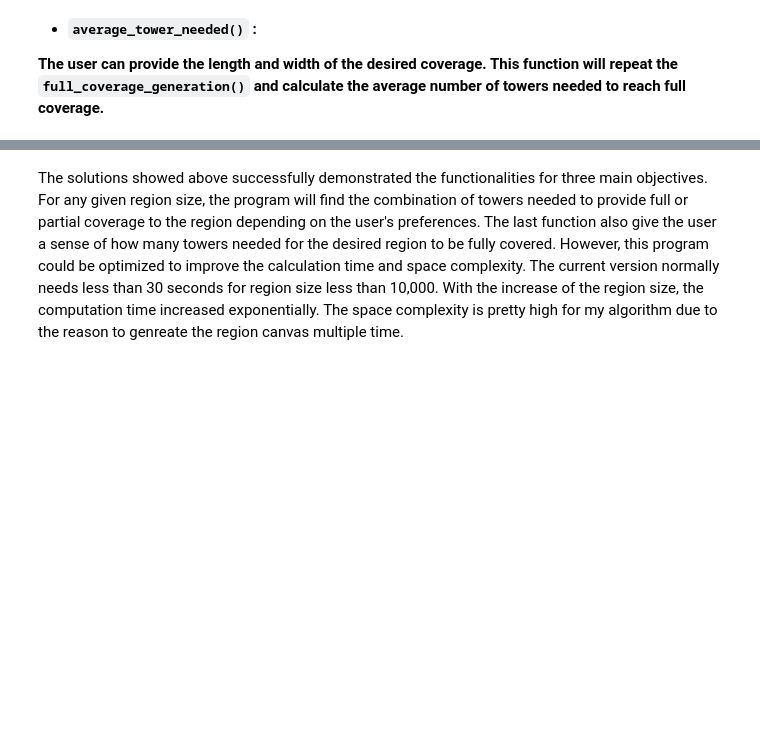
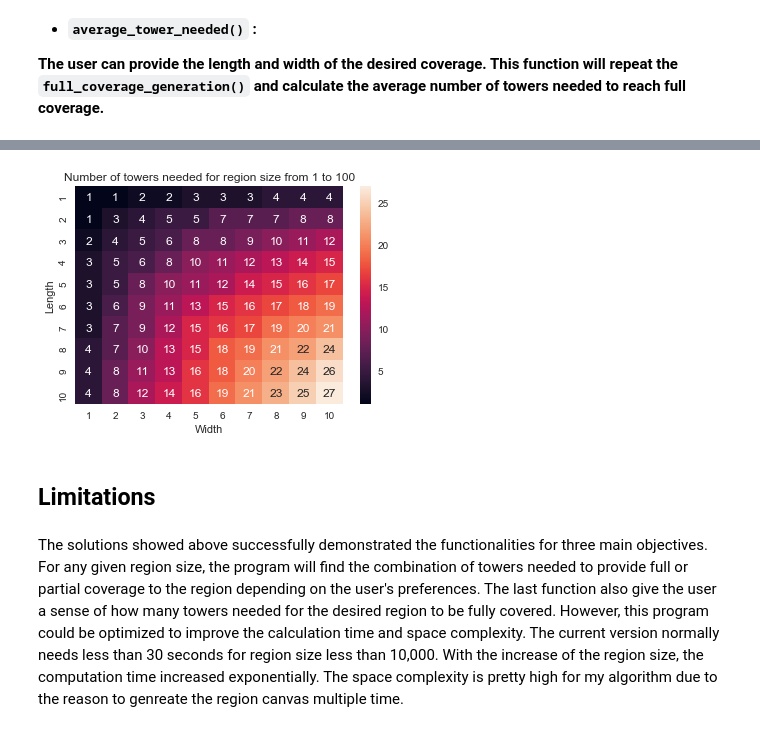
Before and after one commit to shu1995shijia/ECE143-Individual-Project, a Jupyter notebook: ECE143_IndividualProject_Shijia.ipynb, the cells around one changed output, grey strips where cells are left out. Cells and saved outputs as stored; diff of their text form; code cells hidden in the pictures; blank space fills up the shorter version.

```diff
--- a/ECE143_IndividualProject_Shijia.ipynb
+++ b/ECE143_IndividualProject_Shijia.ipynb
@@ -416,2 +442,48 @@ The average number of communication towers needed:  54
+# %%
+def generate_heatmap(length, width, max_iter=100):
+    """
+    To generate the average number of towers needed for full coverage heatmap
+
+    Args:
+        length (int): The Length of the maximum region.
+        width (int):  The Width of the maximum region.
+
+    Returns:
+        ax (<matplotlib.axes._subplots.AxesSubplot>): The updated axes object for the heatmap.
+
+    """
+    assert isinstance(length, int)
+    assert isinstance(width, int)
+
+    import seaborn as sns; sns.set()
+    import matplotlib.pyplot as plt
+    heatmap = np.zeros((length, width), dtype=int)
+    for i in range(1,length+1):
+        for j in range(1, width+1):
+            heatmap[i-1][j-1] = adhoc.average_tower_needed(i, j, max_iter)
+
+    xticks = ['{}'.format(i) for i in range(1, width+1)]
+    yticks = ['{}'.format(i) for i in range(1, length+1)]
+    ax = plt.axes()
+    sns.heatmap(heatmap, ax=ax, annot=True, xticklabels=xticks, yticklabels=yticks)
+    #ax.xaxis.set_ticks_position('top')
+    return ax
+# %%
+#%%script false
+# To Generate the heatmap for average number of towers needed for varies region size
+reload(adhoc)
+# ----------------User input-------------------
+length, width = 10,10
+# ---------------------------------------------
+ax = generate_heatmap(length, width, max_iter=100)
+ax.set_title('Number of towers needed for region size from 1 to {}'.format(length*width))
+ax.set_xlabel('Width')
+ax.set_ylabel('Length')
+#plt.savefig("pics/heatmap_1600")
+plt.show()
+# %% [output]
+[figure, added]
+# %% [markdown]
+## Limitations
 # %% [markdown]
 The solutions showed above successfully demonstrated the functionalities for three main objectives. For any given region size, the program will find the combination of towers needed to provide full or partial coverage to the region depending on the user's preferences. The last function also give the user a sense of how many towers needed for the desired region to be fully covered. However, this program could be optimized to improve the calculation time and space complexity. The current version normally needs less than 30 seconds for region size less than 10,000. With the increase of the region size, the computation time increased exponentially. The space complexity is pretty high for my algorithm due to the reason to genreate the region canvas multiple time.
```
Also changed, not shown: parts of 15 cells of this notebook, 4 other files.
